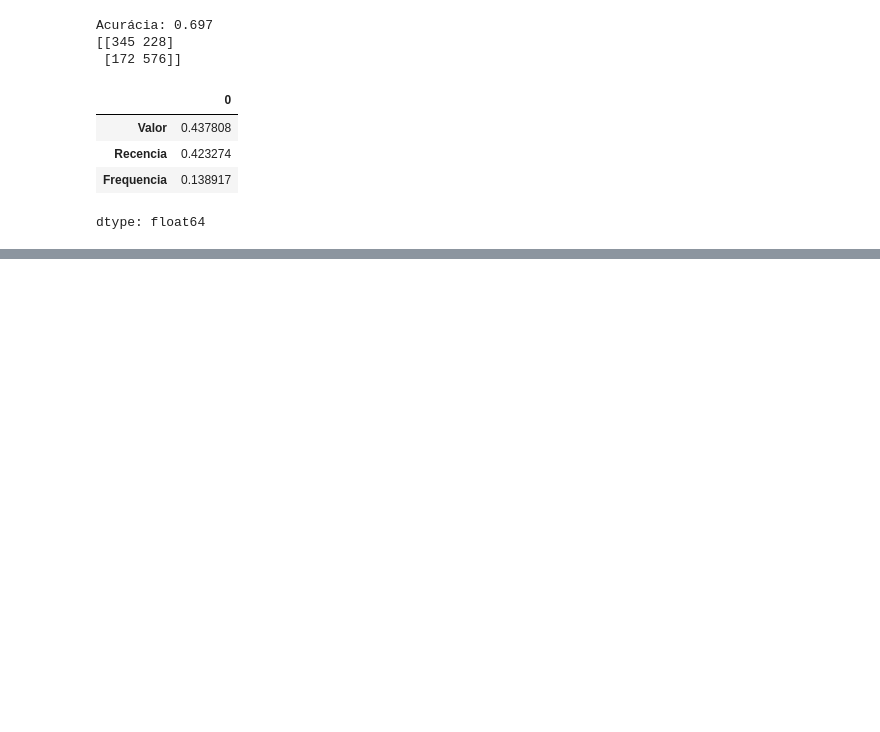
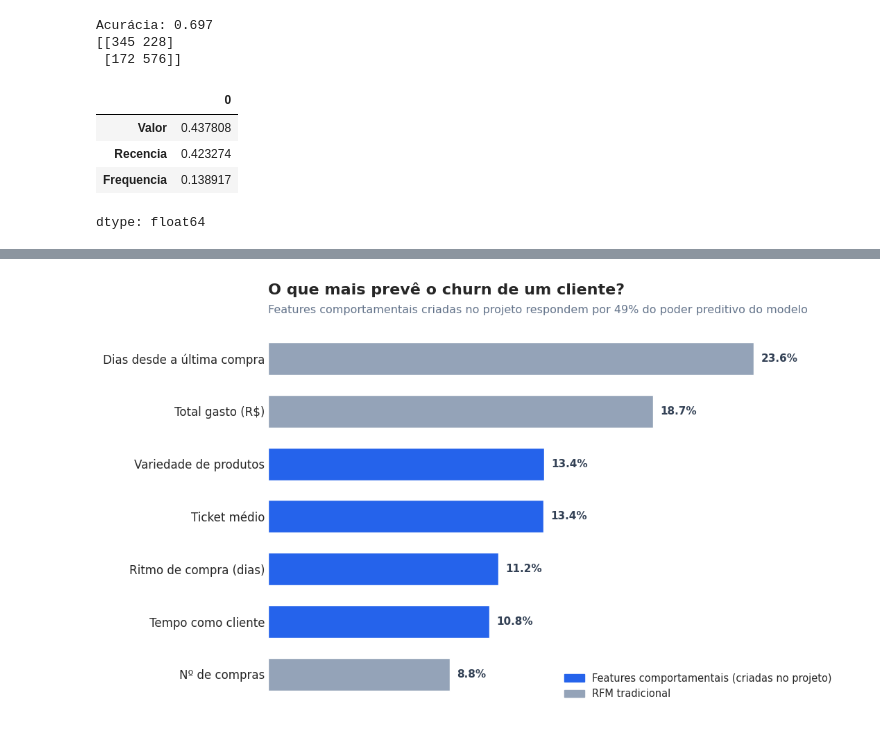
Before and after one commit to Victor-Castrol/projeto-2-cohort-churn, a Jupyter notebook: 01_exploracao.ipynb, the cells around one changed output, grey strips where cells are left out. Drawn from its saved outputs; the diff is of its cells as text; code cells hidden in the pictures; blank space fills up the shorter version.

Commit message:
adiciona modelo final com features comportamentais

```diff
--- a/01_exploracao.ipynb
+++ b/01_exploracao.ipynb
@@ -333,0 +448,3 @@ dtype: float64
+# %%
+importancias = pd.Series(modelo.feature_importances_, index=X.columns)
+importancias.sort_values(ascending=False)
@@ -333,0 +493,56 @@ dtype: float64
+# %%
+import matplotlib.pyplot as plt
+from matplotlib.patches import Patch
+
+# Ordena e converte pra percentual
+imp = importancias.sort_values() * 100
+
+# Nomes legíveis pra quem não é técnico
+nomes = {
+    'Recencia':           'Dias desde a última compra',
+    'Valor':              'Total gasto (R$)',
+    'Frequencia':         'Nº de compras',
+    'produtos_unicos':    'Variedade de produtos',
+    'ticket_medio':       'Ticket médio',
+    'intervalo_medio':    'Ritmo de compra (dias)',
+    'tempo_cliente_dias': 'Tempo como cliente'
+}
+labels = [nomes[v] for v in imp.index]
+
+# Cores: azul = features novas, cinza = RFM original
+rfm_originais = ['Recencia', 'Frequencia', 'Valor']
+cores = ['#94a3b8' if v in rfm_originais else '#2563eb' for v in imp.index]
+
+# Soma das features novas pro subtítulo
+pct_novas = imp[[v for v in imp.index if v not in rfm_originais]].sum()
+
+fig, ax = plt.subplots(figsize=(11, 6.5))
+barras = ax.barh(labels, imp.values, color=cores, height=0.62)
+
+for barra, valor in zip(barras, imp.values):
+    ax.text(valor + 0.35, barra.get_y() + barra.get_height()/2,
+            f'{valor:.1f}%', va='center', fontsize=11,
+            color='#334155', fontweight='bold')
+
+# Título + subtítulo com o insight
+ax.set_title('O que mais prevê o churn de um cliente?',
+             fontsize=16, fontweight='bold', loc='left', pad=32)
+ax.text(0, 1.03, f'Features comportamentais criadas no projeto respondem por {pct_novas:.0f}% do poder preditivo do modelo',
+        transform=ax.transAxes, fontsize=11.5, color='#64748b')
+
+# Limpeza visual
+ax.set_xlabel('')
+ax.set_xticks([])
+ax.spines[['top', 'right', 'bottom', 'left']].set_visible(False)
+ax.tick_params(axis='y', labelsize=12, length=0)
+ax.set_xlim(0, imp.max() * 1.18)
+
+ax.legend(handles=[Patch(color='#2563eb', label='Features comportamentais (criadas no projeto)'),
+                   Patch(color='#94a3b8', label='RFM tradicional')],
+          loc='lower right', frameon=False, fontsize=10.5)
+
+plt.tight_layout()
+plt.savefig('feature_importance.png', dpi=150, bbox_inches='tight', facecolor='white')
+plt.show()
+# %% [output]
+[figure, added]
```
Also changed, not shown: parts of 8 cells of this notebook, 1 other file.
